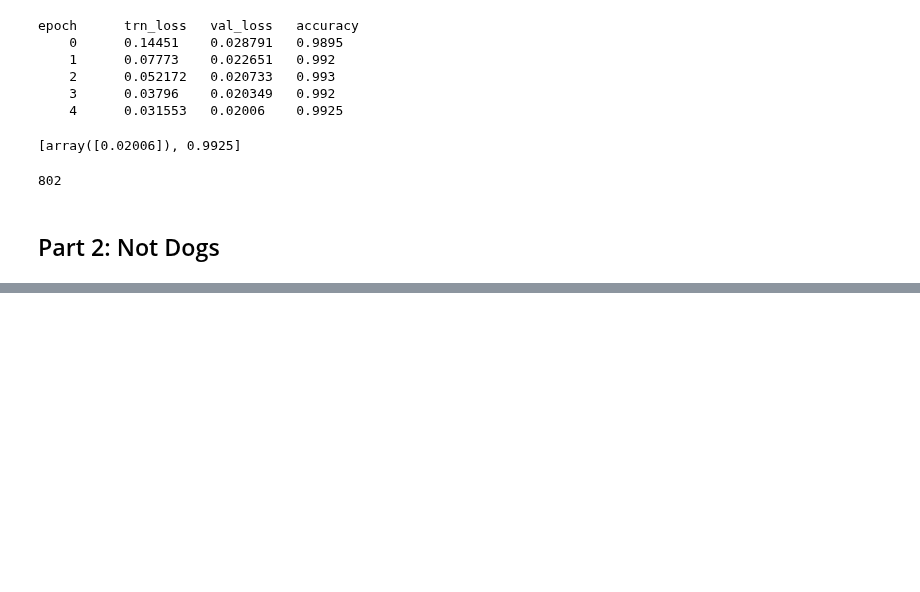
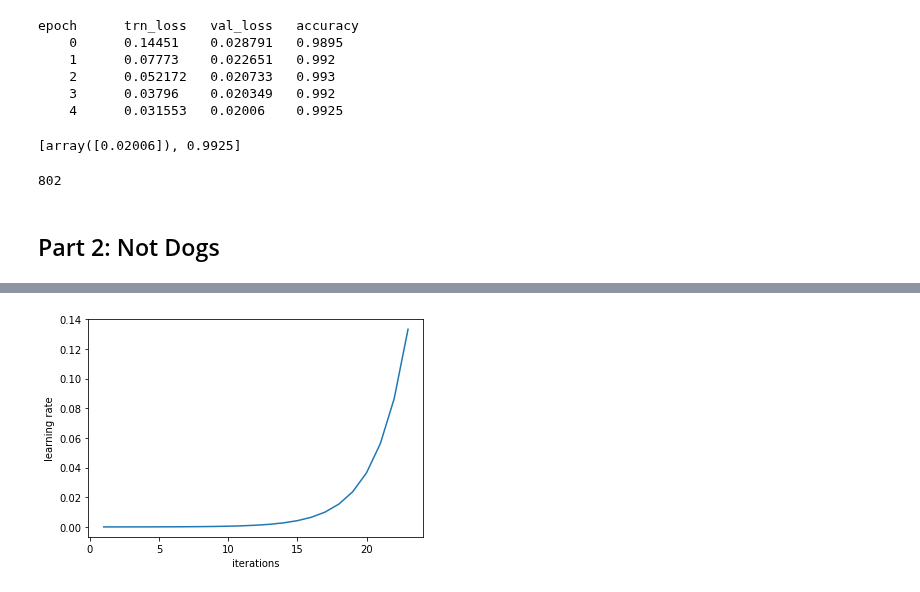
Before and after one commit to xjdeng/DISSS-Fast.ai-Notes, a Jupyter notebook: Notebooks/lesson1_not_cat_dog.ipynb, the cells around one changed output, grey strips where cells are left out. Cells and saved outputs as stored; diff of their text form; code cells hidden in the pictures; blank space fills up the shorter version.

```diff
--- a/Notebooks/lesson1_not_cat_dog.ipynb
+++ b/Notebooks/lesson1_not_cat_dog.ipynb
@@ -144,0 +158,5 @@ print(sum(pred_cats))
+# %%
+lr = 0.1
+# %%
+epochs = 5
+learn.fit(lr, epochs)
@@ -144,0 +172,4 @@ print(sum(pred_cats))
+# %%
+learn.precompute = False
+# %%
+learn.fit(lr, 3, cycle_len = 1)
@@ -144,0 +189,4 @@ print(sum(pred_cats))
+# %%
+learn.sched.plot_lr()
+# %% [output]
+[figure, added]
```
Also changed, not shown: parts of 20 cells of this notebook.
